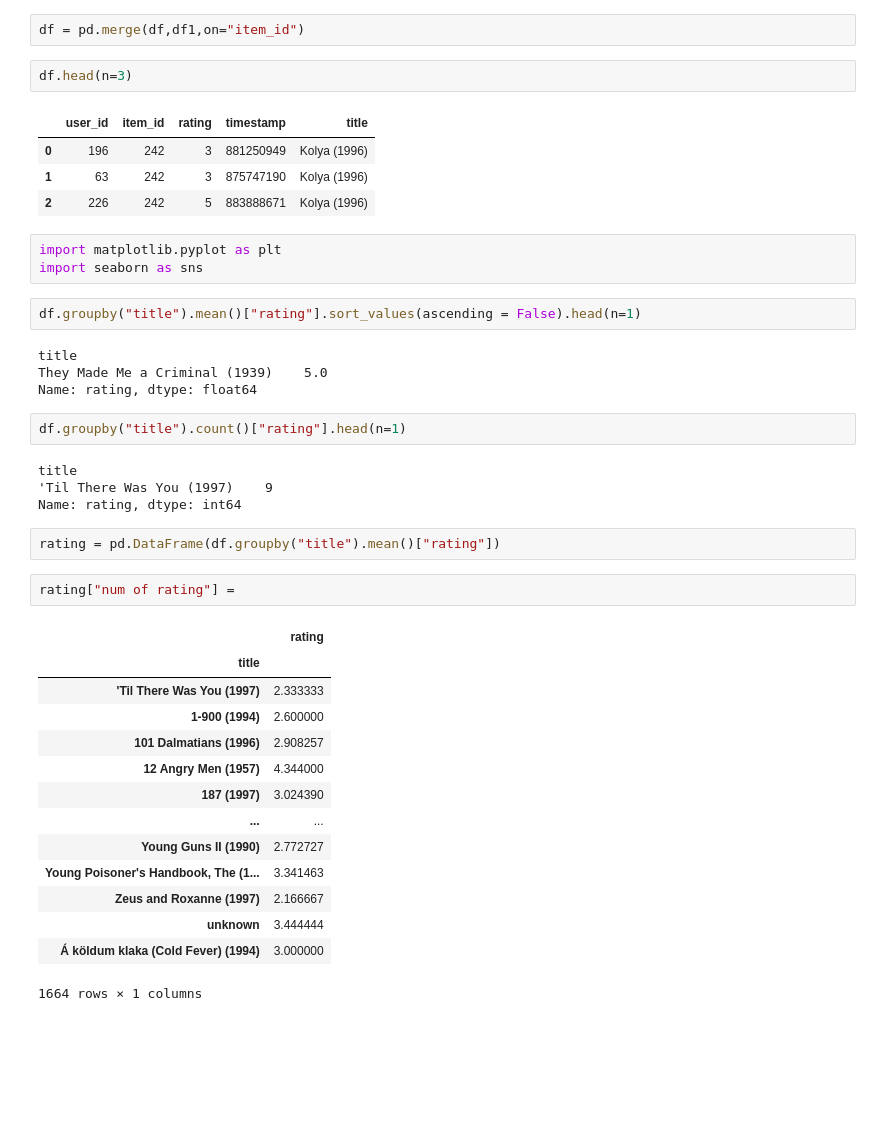
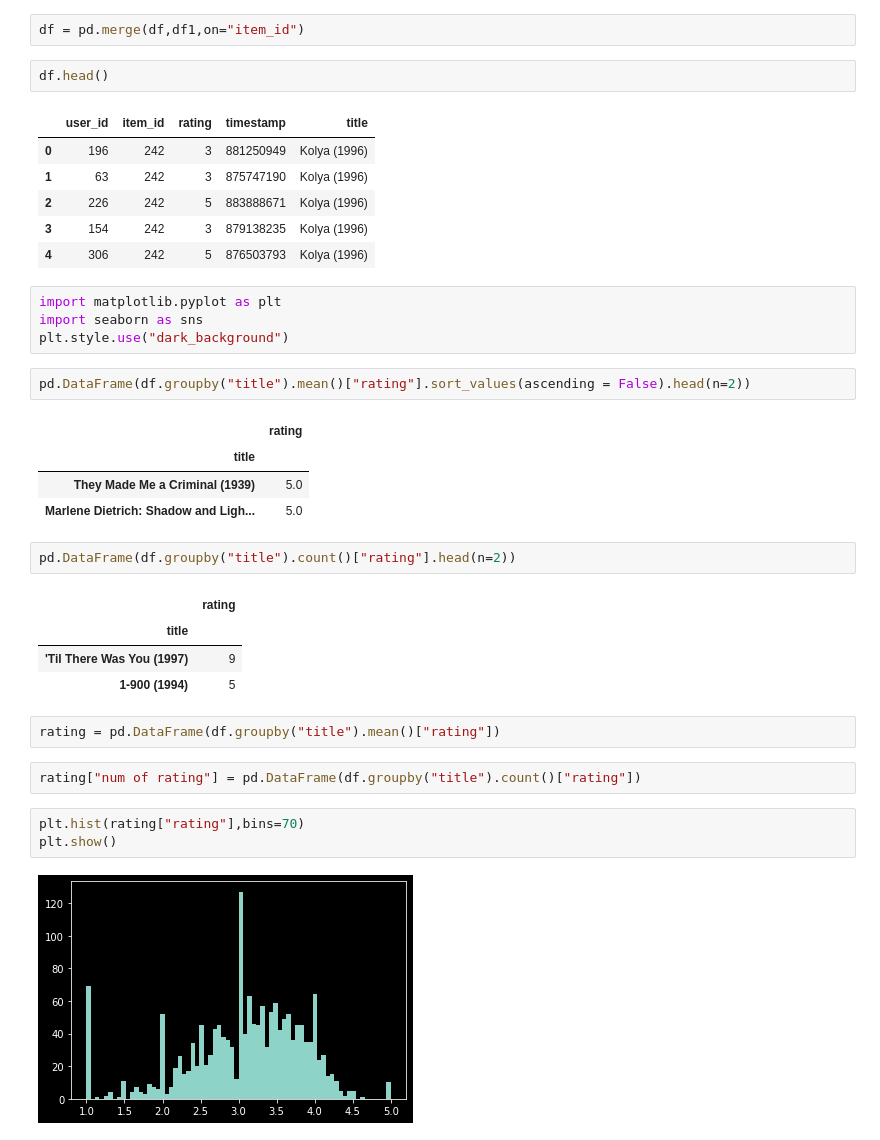
Before and after one commit to conqryash007/Movie-Recommendation-System, a Jupyter notebook: MOVIE RECOMMENDATION .ipynb, the cells around one changed output. Cells and saved outputs as stored; diff of their text form; blank space fills up the shorter version.

```diff
--- a/MOVIE RECOMMENDATION .ipynb
+++ b/MOVIE RECOMMENDATION .ipynb
@@ -33,43 +34,38 @@ df1.shape
 # %%
 df = pd.merge(df,df1,on="item_id")
 # %%
-df.head(n=3)
+df.head()
 # %% [output]
 |  | user_id | item_id | rating | timestamp | title |
 | 0 | 196 | 242 | 3 | 881250949 | Kolya (1996) |
 | 1 | 63 | 242 | 3 | 875747190 | Kolya (1996) |
 | 2 | 226 | 242 | 5 | 883888671 | Kolya (1996) |
+| 3 | 154 | 242 | 3 | 879138235 | Kolya (1996) |
+| 4 | 306 | 242 | 5 | 876503793 | Kolya (1996) |
 # %%
 import matplotlib.pyplot as plt
 import seaborn as sns
+plt.style.use("dark_background")
 # %%
-df.groupby("title").mean()["rating"].sort_values(ascending = False).head(n=1)
+pd.DataFrame(df.groupby("title").mean()["rating"].sort_values(ascending = False).head(n=2))
 # %% [output]
-title
-They Made Me a Criminal (1939)    5.0
-Name: rating, dtype: float64
+|  | rating |
+| title |  |
+| They Made Me a Criminal (1939) | 5.0 |
+| Marlene Dietrich: Shadow and Ligh... | 5.0 |
 # %%
-df.groupby("title").count()["rating"].head(n=1)
+pd.DataFrame(df.groupby("title").count()["rating"].head(n=2))
 # %% [output]
-title
-'Til There Was You (1997)    9
-Name: rating, dtype: int64
+|  | rating |
+| title |  |
+| 'Til There Was You (1997) | 9 |
+| 1-900 (1994) | 5 |
 # %%
 rating = pd.DataFrame(df.groupby("title").mean()["rating"])
 # %%
-rating["num of rating"] =
+rating["num of rating"] = pd.DataFrame(df.groupby("title").count()["rating"])
-# %% [output]
-|  | rating |
-| title |  |
-| 'Til There Was You (1997) | 2.333333 |
-| 1-900 (1994) | 2.600000 |
-| 101 Dalmatians (1996) | 2.908257 |
-| 12 Angry Men (1957) | 4.344000 |
-| 187 (1997) | 3.024390 |
-| ... | ... |
-| Young Guns II (1990) | 2.772727 |
-| Young Poisoner's Handbook, The (1... | 3.341463 |
-| Zeus and Roxanne (1997) | 2.166667 |
-| unknown | 3.444444 |
-| Á köldum klaka (Cold Fever) (1994) | 3.000000 |
-1664 rows × 1 columns
+# %%
+plt.hist(rating["rating"],bins=70)
+plt.show()
+# %% [output]
+[figure, added]
```
Also changed, not shown: parts of 14 cells of this notebook.
